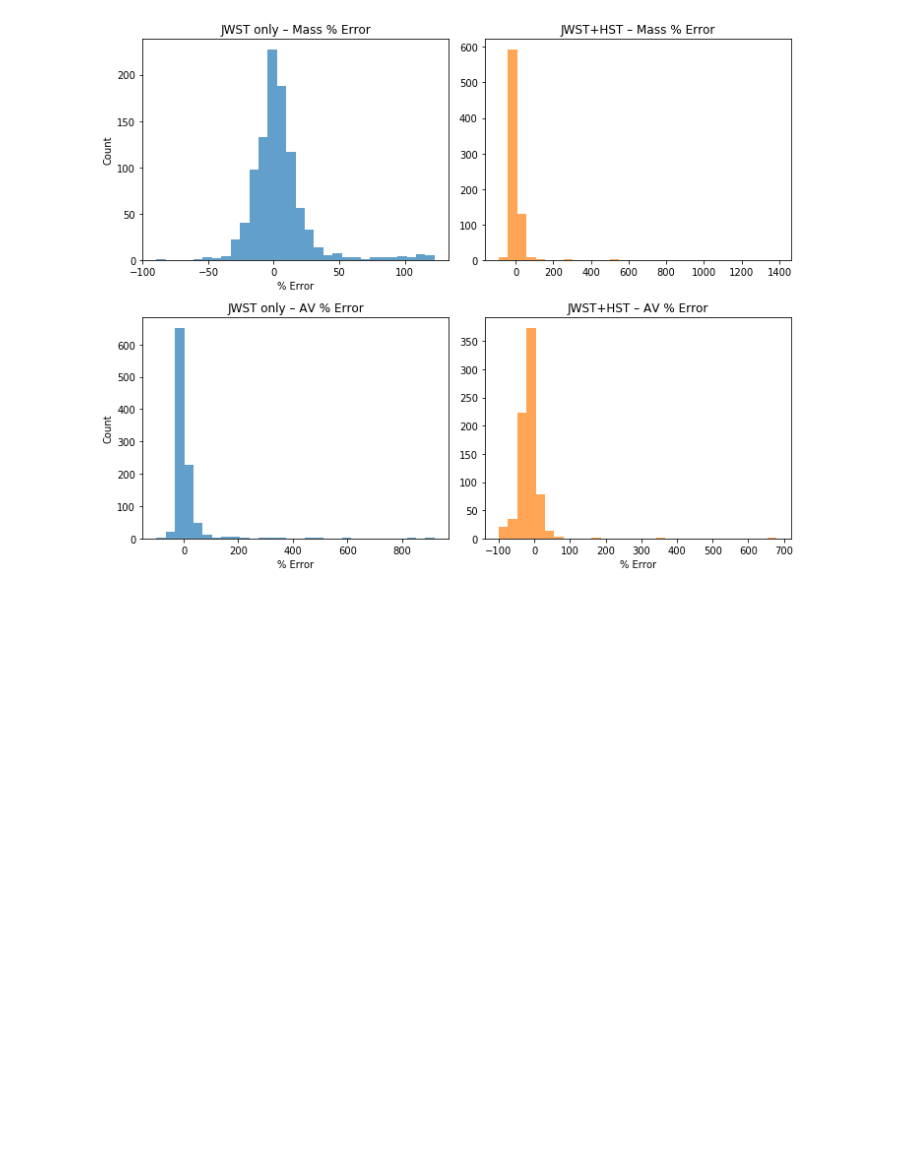
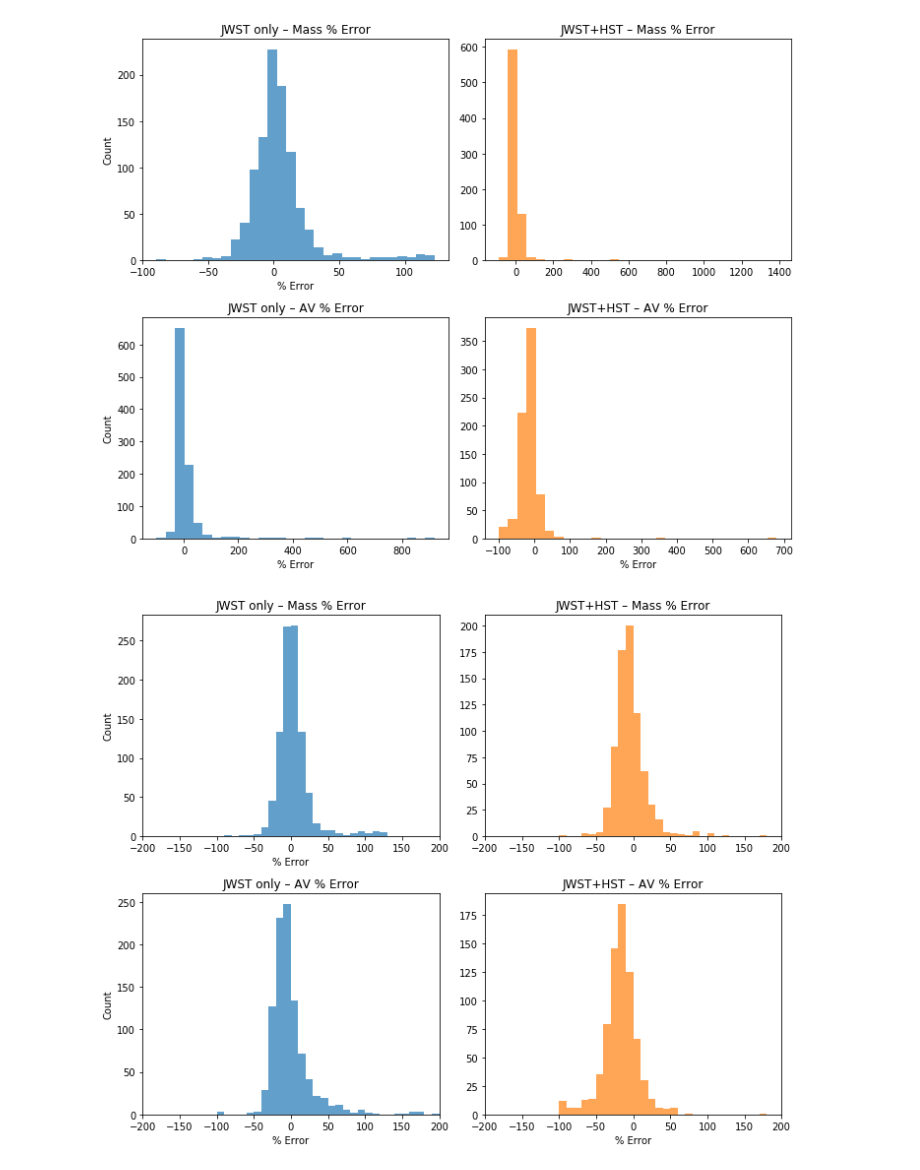
Before and after one commit to zangston/synthetic-cmd-dev, a Jupyter notebook: notebooks/2025/08-11_morten-chi-squared-cross-reference/iteration-4_jwst-with-hst_f125/fit-analysis.ipynb, the cells around one changed output. Drawn from its saved outputs; the diff is of its cells as text; code cells hidden in the pictures; blank space fills up the shorter version.

Commit message:
Fix % error axis limits, add RMS statistics

```diff
--- a/notebooks/2025/08-11_morten-chi-squared-cross-reference/iteration-4_jwst-with-hst_f125/fit-analysis.ipynb
+++ b/notebooks/2025/08-11_morten-chi-squared-cross-reference/iteration-4_jwst-with-hst_f125/fit-analysis.ipynb
@@ -131,3 +131,37 @@ plt.tight_layout()
 plt.show()
 # %% [output]
 [figure]
+# %%
+import numpy as np
+import matplotlib.pyplot as plt
+
+fig, axes = plt.subplots(2, 2, figsize=(10, 8))
+
+# Define shared bin edges for all plots (from -200 to 200 with fixed step)
+bins = np.arange(-200, 201, 10)  # 10% width bins across -200 to 200
+
+# --- Mass % Error ---
+axes[0,0].hist(df_jwst['mass_pct_error'].dropna(), bins=bins, color='tab:blue', alpha=0.7)
+axes[0,0].set_title("JWST only – Mass % Error")
+axes[0,0].set_xlabel("% Error"); axes[0,0].set_ylabel("Count")
+axes[0,0].set_xlim(-200, 200)
+
+axes[0,1].hist(df_hst['mass_pct_error'].dropna(), bins=bins, color='tab:orange', alpha=0.7)
+axes[0,1].set_title("JWST+HST – Mass % Error")
+axes[0,1].set_xlim(-200, 200)
+
+# --- AV % Error ---
+axes[1,0].hist(df_jwst['AV_pct_error'].dropna(), bins=bins, color='tab:blue', alpha=0.7)
+axes[1,0].set_title("JWST only – AV % Error")
+axes[1,0].set_xlabel("% Error"); axes[1,0].set_ylabel("Count")
+axes[1,0].set_xlim(-200, 200)
+
+axes[1,1].hist(df_hst['AV_pct_error'].dropna(), bins=bins, color='tab:orange', alpha=0.7)
+axes[1,1].set_title("JWST+HST – AV % Error")
+axes[1,1].set_xlabel("% Error")
+axes[1,1].set_xlim(-200, 200)
+
+plt.tight_layout()
+plt.show()
+# %% [output]
+[figure, added]
```
Also changed, not shown: parts of 1 cell of this notebook.
